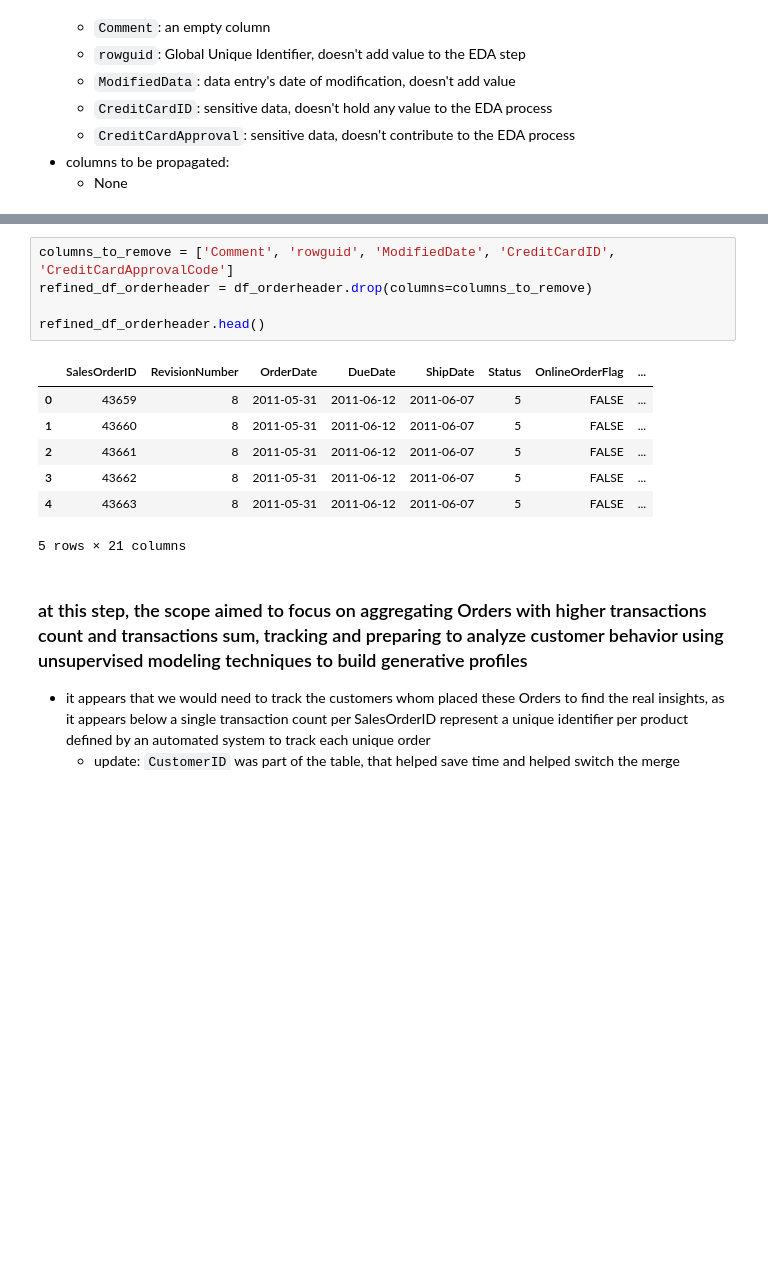
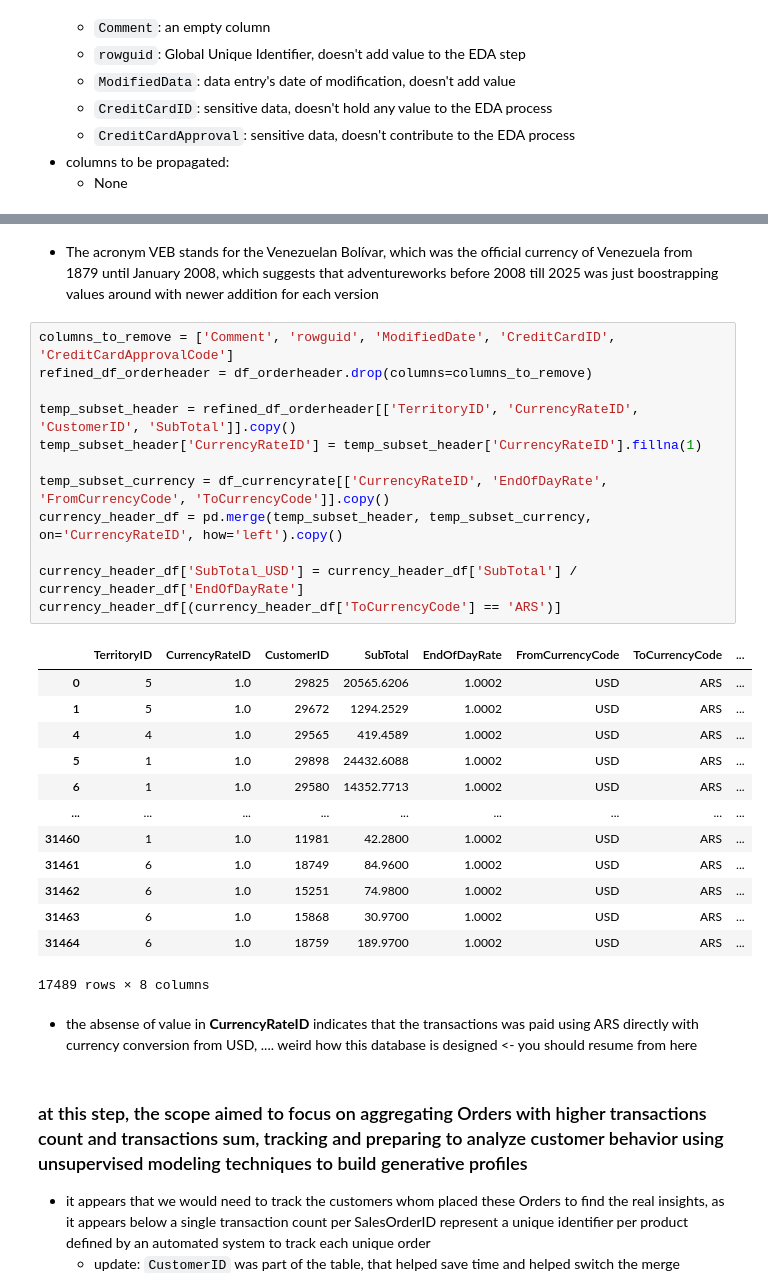
Before and after one commit to AtlasMarbx/AdventureWorks-Data-Migration-and-insight-extraction, a Jupyter notebook: EDA_process.ipynb, the cells around one changed output, grey strips where cells are left out. Cells and saved outputs as stored; diff of their text form; blank space fills up the shorter version.

```diff
--- a/EDA_process.ipynb
+++ b/EDA_process.ipynb
@@ -253,16 +289,33 @@ online_orders_ratio: 87.90%
+# %% [markdown]
+- The acronym VEB stands for the Venezuelan Bolívar, which was the official currency of Venezuela from 1879 until January 2008, which suggests that adventureworks before 2008 till 2025 was just boostrapping values around with newer addition for each version
 # %%
 columns_to_remove = ['Comment', 'rowguid', 'ModifiedDate', 'CreditCardID', 'CreditCardApprovalCode']
 refined_df_orderheader = df_orderheader.drop(columns=columns_to_remove)
 
-refined_df_orderheader.head()
+temp_subset_header = refined_df_orderheader[['TerritoryID', 'CurrencyRateID', 'CustomerID', 'SubTotal']].copy()
+temp_subset_header['CurrencyRateID'] = temp_subset_header['CurrencyRateID'].fillna(1)
+
+temp_subset_currency = df_currencyrate[['CurrencyRateID', 'EndOfDayRate', 'FromCurrencyCode', 'ToCurrencyCode']].copy()
+currency_header_df = pd.merge(temp_subset_header, temp_subset_currency, on='CurrencyRateID', how='left').copy()
+
+currency_header_df['SubTotal_USD'] = currency_header_df['SubTotal'] / currency_header_df['EndOfDayRate']
+currency_header_df[(currency_header_df['ToCurrencyCode'] == 'ARS')]
 # %% [output]
-|  | SalesOrderID | RevisionNumber | OrderDate | DueDate | ShipDate | Status | OnlineOrderFlag | ... |
-| 0 | 43659 | 8 | 2011-05-31 | 2011-06-12 | 2011-06-07 | 5 | FALSE | ... |
-| 1 | 43660 | 8 | 2011-05-31 | 2011-06-12 | 2011-06-07 | 5 | FALSE | ... |
-| 2 | 43661 | 8 | 2011-05-31 | 2011-06-12 | 2011-06-07 | 5 | FALSE | ... |
-| 3 | 43662 | 8 | 2011-05-31 | 2011-06-12 | 2011-06-07 | 5 | FALSE | ... |
-| 4 | 43663 | 8 | 2011-05-31 | 2011-06-12 | 2011-06-07 | 5 | FALSE | ... |
+|  | TerritoryID | CurrencyRateID | CustomerID | SubTotal | EndOfDayRate | FromCurrencyCode | ToCurrencyCode | ... |
+| 0 | 5 | 1.0 | 29825 | 20565.6206 | 1.0002 | USD | ARS | ... |
+| 1 | 5 | 1.0 | 29672 | 1294.2529 | 1.0002 | USD | ARS | ... |
+| 4 | 4 | 1.0 | 29565 | 419.4589 | 1.0002 | USD | ARS | ... |
+| 5 | 1 | 1.0 | 29898 | 24432.6088 | 1.0002 | USD | ARS | ... |
+| 6 | 1 | 1.0 | 29580 | 14352.7713 | 1.0002 | USD | ARS | ... |
+| ... | ... | ... | ... | ... | ... | ... | ... | ... |
+| 31460 | 1 | 1.0 | 11981 | 42.2800 | 1.0002 | USD | ARS | ... |
+| 31461 | 6 | 1.0 | 18749 | 84.9600 | 1.0002 | USD | ARS | ... |
+| 31462 | 6 | 1.0 | 15251 | 74.9800 | 1.0002 | USD | ARS | ... |
+| 31463 | 6 | 1.0 | 15868 | 30.9700 | 1.0002 | USD | ARS | ... |
+| 31464 | 6 | 1.0 | 18759 | 189.9700 | 1.0002 | USD | ARS | ... |
-5 rows × 21 columns
+17489 rows × 8 columns
+# %% [markdown]
+- the absense of value in **CurrencyRateID** indicates that the transactions was paid using ARS directly with currency conversion from USD, .... weird how this database is designed <- you should resume from here
 # %% [markdown]
 ### at this step, the scope aimed to focus on aggregating Orders with higher transactions count and transactions sum, tracking and preparing to analyze customer behavior using unsupervised modeling techniques to build generative profiles
 - it appears that we would need to track the customers whom placed these Orders to find the real insights, as it appears below a single transaction count per SalesOrderID represent a unique identifier per product defined by an automated system to track each unique order
```
Also changed, not shown: parts of 6 cells of this notebook.
